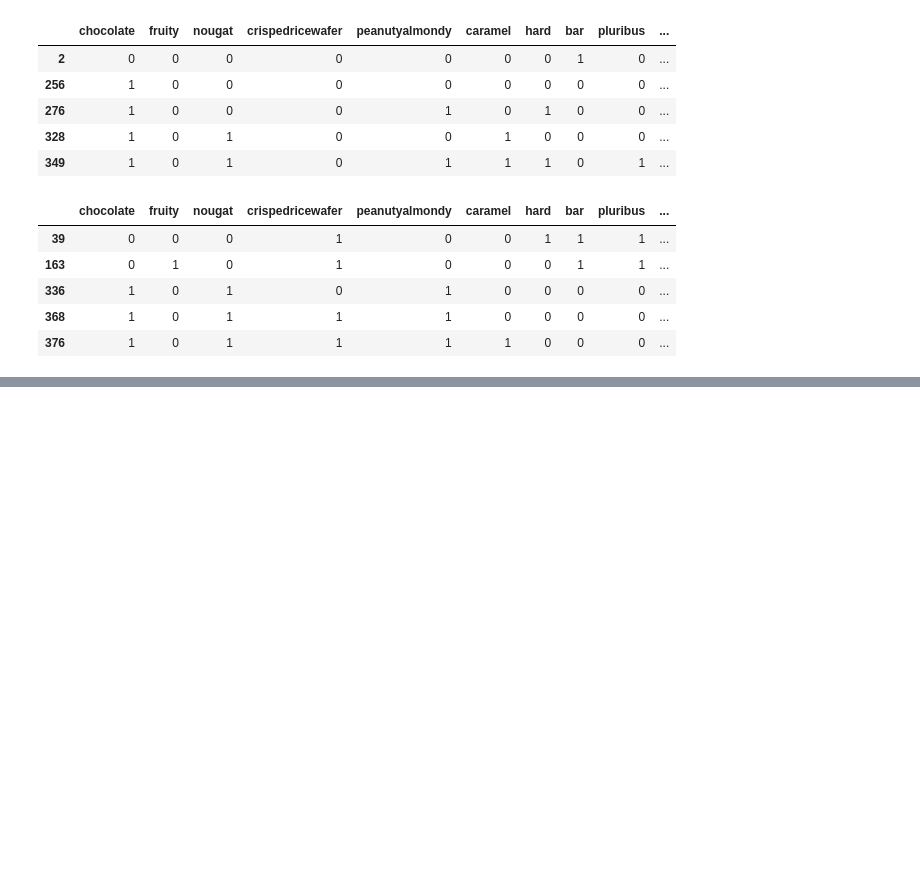
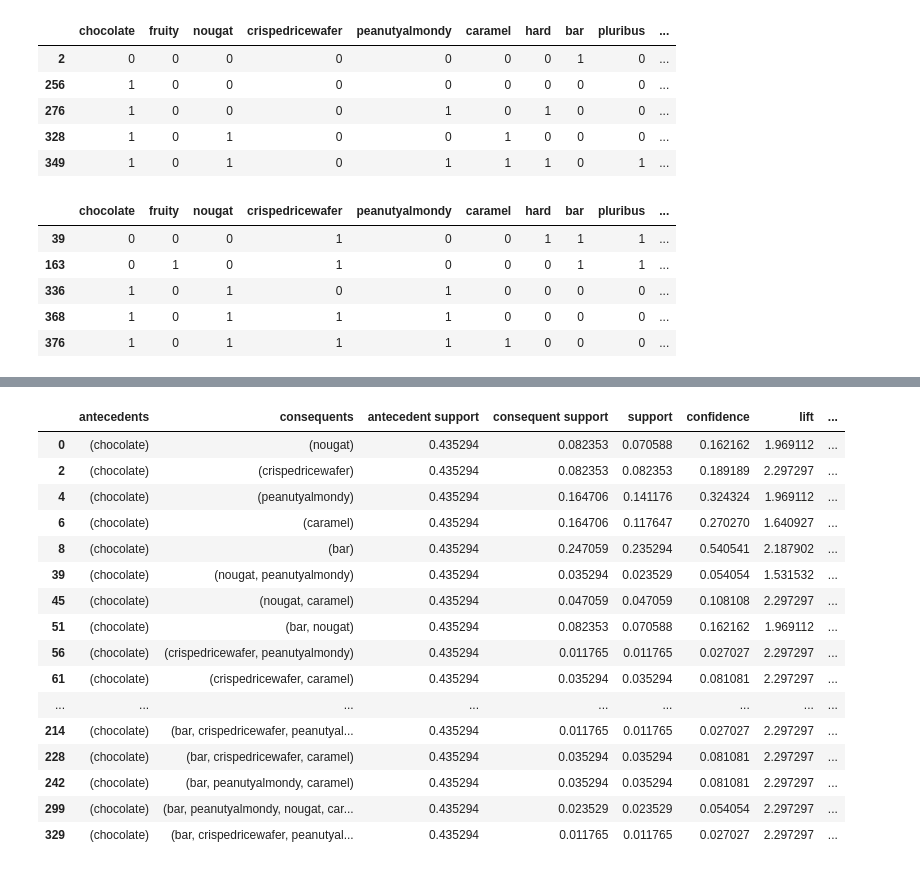
Before and after one commit to MarkusFranke/Fallstudie-Lidl-Erweiterung-des-Suesswarensortiments, a Jupyter notebook: regression.ipynb, the cells around one changed output, grey strips where cells are left out. Saved outputs shown, nothing was run; the diff lists cells and outputs as text; code cells hidden in the pictures; blank space fills up the shorter version.

Commit message:
Added some Apriori Exploration

```diff
--- a/regression.ipynb
+++ b/regression.ipynb
@@ -521,3 +521,11 @@ display(best_rows)
 | 336 | 1 | 0 | 1 | 0 | 1 | 0 | 0 | 0 | 0 | ... |
 | 368 | 1 | 0 | 1 | 1 | 1 | 0 | 0 | 0 | 0 | ... |
 | 376 | 1 | 0 | 1 | 1 | 1 | 1 | 0 | 0 | 0 | ... |
+# %%
+from mlxtend.frequent_patterns import apriori, association_rules
+_ = processor.reset()
+X = processor.filter_ingredient_columns().df
+
+frequent_itemsets = apriori(X, min_support=0.0001, use_colnames=True)
+rules = association_rules(frequent_itemsets, metric="lift", min_threshold=1)
+display(rules)
@@ -523,0 +547,21 @@ display(best_rows)
+# %%
+chocolate_rules_the_world = rules[rules['antecedents'] == frozenset(['chocolate'])]
+display(chocolate_rules_the_world)
+# %% [output]
+|  | antecedents | consequents | antecedent support | consequent support | support | confidence | lift | ... |
+| 0 | (chocolate) | (nougat) | 0.435294 | 0.082353 | 0.070588 | 0.162162 | 1.969112 | ... |
+| 2 | (chocolate) | (crispedricewafer) | 0.435294 | 0.082353 | 0.082353 | 0.189189 | 2.297297 | ... |
+| 4 | (chocolate) | (peanutyalmondy) | 0.435294 | 0.164706 | 0.141176 | 0.324324 | 1.969112 | ... |
+| 6 | (chocolate) | (caramel) | 0.435294 | 0.164706 | 0.117647 | 0.270270 | 1.640927 | ... |
+| 8 | (chocolate) | (bar) | 0.435294 | 0.247059 | 0.235294 | 0.540541 | 2.187902 | ... |
+| 39 | (chocolate) | (nougat, peanutyalmondy) | 0.435294 | 0.035294 | 0.023529 | 0.054054 | 1.531532 | ... |
+| 45 | (chocolate) | (nougat, caramel) | 0.435294 | 0.047059 | 0.047059 | 0.108108 | 2.297297 | ... |
+| 51 | (chocolate) | (bar, nougat) | 0.435294 | 0.082353 | 0.070588 | 0.162162 | 1.969112 | ... |
+| 56 | (chocolate) | (crispedricewafer, peanutyalmondy) | 0.435294 | 0.011765 | 0.011765 | 0.027027 | 2.297297 | ... |
+| 61 | (chocolate) | (crispedricewafer, caramel) | 0.435294 | 0.035294 | 0.035294 | 0.081081 | 2.297297 | ... |
+| ... | ... | ... | ... | ... | ... | ... | ... | ... |
+| 214 | (chocolate) | (bar, crispedricewafer, peanutyal... | 0.435294 | 0.011765 | 0.011765 | 0.027027 | 2.297297 | ... |
+| 228 | (chocolate) | (bar, crispedricewafer, caramel) | 0.435294 | 0.035294 | 0.035294 | 0.081081 | 2.297297 | ... |
+| 242 | (chocolate) | (bar, peanutyalmondy, caramel) | 0.435294 | 0.035294 | 0.035294 | 0.081081 | 2.297297 | ... |
+| 299 | (chocolate) | (bar, peanutyalmondy, nougat, car... | 0.435294 | 0.023529 | 0.023529 | 0.054054 | 2.297297 | ... |
+| 329 | (chocolate) | (bar, crispedricewafer, peanutyal... | 0.435294 | 0.011765 | 0.011765 | 0.027027 | 2.297297 | ... |
```
Also changed, not shown: parts of 5 cells of this notebook.
